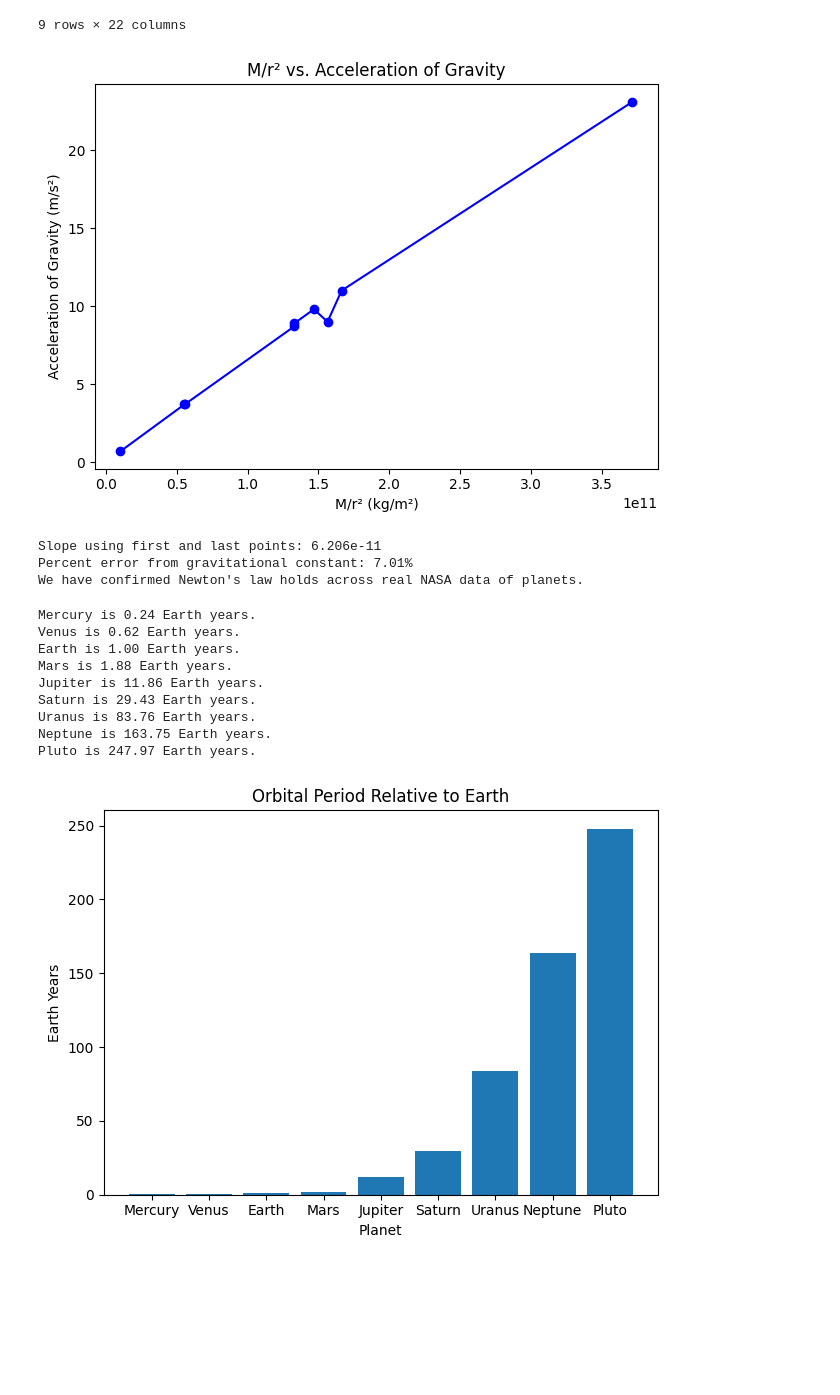
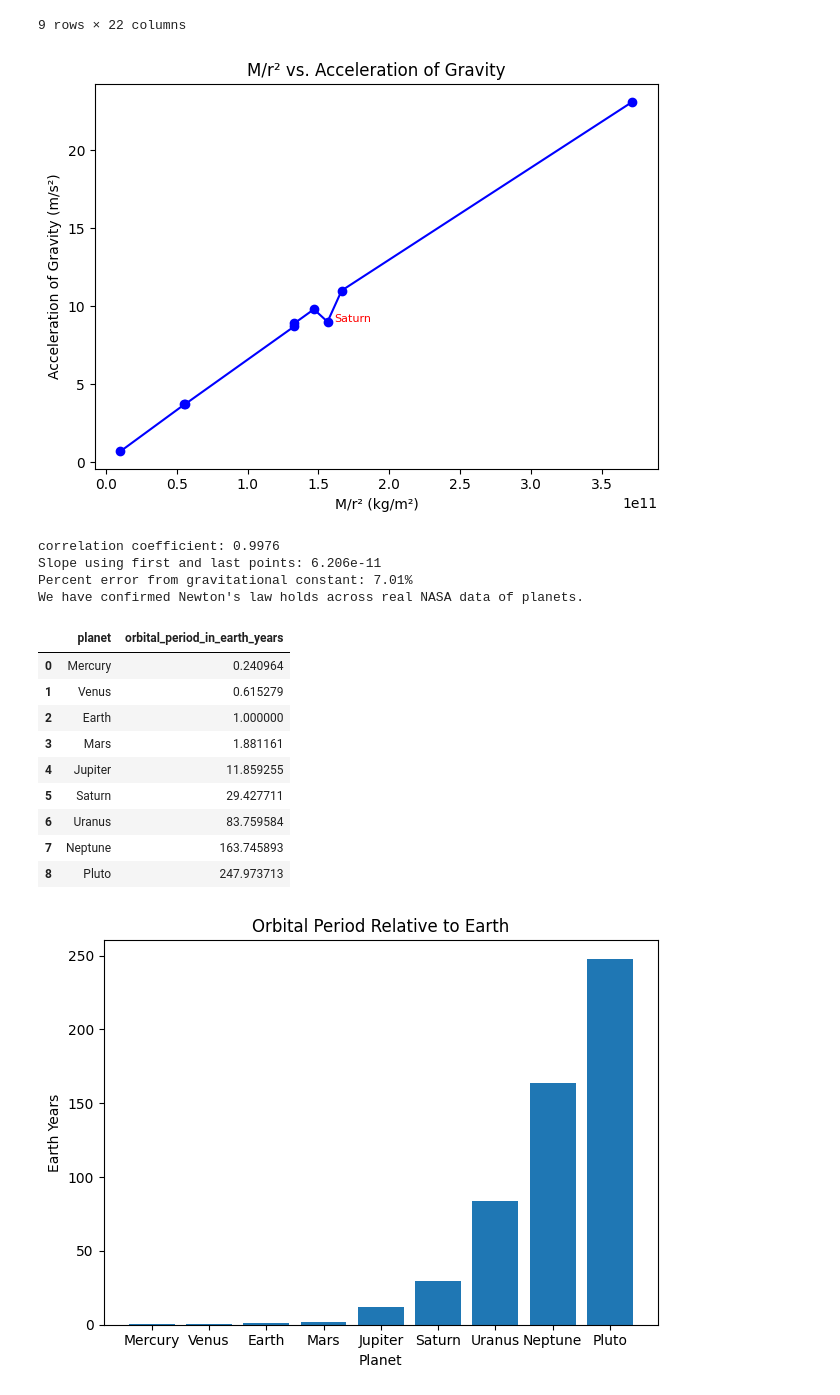
Before and after one commit to koisoysauce/space-projects, a Jupyter notebook: 01-planet-analysis/notebook.ipynb, the cells around one changed output. Cells and saved outputs as stored; diff of their text form; code cells hidden in the pictures; blank space fills up the shorter version.

Commit message:
Add correlation coefficients and slopes to show significance of graphs

```diff
--- a/01-planet-analysis/notebook.ipynb
+++ b/01-planet-analysis/notebook.ipynb
@@ -157,20 +157,32 @@ df3.head(9)
 # %%
 # Make a graph of (M/r^2) vs. gravity
 x_var = np.array(df3['M/r^2'])
 y_var = np.array(df3['gravity'])
 plt.plot(x_var, y_var, 'bo-')
 plt.title("M/r² vs. Acceleration of Gravity")
 plt.xlabel("M/r² (kg/m²)")
 plt.ylabel("Acceleration of Gravity (m/s²)")
 plt.tight_layout()
+
+for _, row in df3.iterrows():
+    if row['planet'] == 'Saturn':
+        plt.annotate(row['planet'],
+                     xy=(row['M/r^2'], row['gravity']),
+                     textcoords="offset points",
+                     xytext=(5, 0),
+                     fontsize=8,
+                     color='red')
+
 plt.show()
 # Slope should be G (6.674e-11)
 G = (23.1-0.7) / (3.71348193e+11-1.03971942e+10)
+print(f'correlation coefficient: {df3['M/r^2'].corr(df3['gravity']):.4f}')
 print(f'Slope using first and last points: {G:.3e}') # 6.206e-11
 print(f'Percent error from gravitational constant: {abs((G - 6.674e-11) / 6.674e-11 * 100):.2f}%') # 7.01%
 print("We have confirmed Newton's law holds across real NASA data of planets.")
 # %% [output]
-[figure, old version]
+[figure, new version]
+correlation coefficient: 0.9976
 Slope using first and last points: 6.206e-11
 Percent error from gravitational constant: 7.01%
 We have confirmed Newton's law holds across real NASA data of planets.
@@ -178,18 +190,18 @@ We have confirmed Newton's law holds across real NASA data of planets.
 # 4. How long is a year on each planet relative to Earth?
 df4 = df.copy()
 df4['orbital_period_in_earth_years'] = df4['orbital_period'] / 365.2
-for i in range(9):
-    print(f'{df4['planet'].iloc[i]} is {df4['orbital_period_in_earth_years'].iloc[i]:.2f} Earth years.')
+df4[['planet', 'orbital_period_in_earth_years']]
 # %% [output]
-Mercury is 0.24 Earth years.
-Venus is 0.62 Earth years.
-Earth is 1.00 Earth years.
-Mars is 1.88 Earth years.
-Jupiter is 11.86 Earth years.
-Saturn is 29.43 Earth years.
-Uranus is 83.76 Earth years.
-Neptune is 163.75 Earth years.
-Pluto is 247.97 Earth years.
+|  | planet | orbital_period_in_earth_years |
+| 0 | Mercury | 0.240964 |
+| 1 | Venus | 0.615279 |
+| 2 | Earth | 1.000000 |
+| 3 | Mars | 1.881161 |
+| 4 | Jupiter | 11.859255 |
+| 5 | Saturn | 29.427711 |
+| 6 | Uranus | 83.759584 |
+| 7 | Neptune | 163.745893 |
+| 8 | Pluto | 247.973713 |
 # %%
 # Make a bar chart of each planet's orbital period in earth years
 plt.bar(df4['planet'], df4['orbital_period_in_earth_years'])
```
Also changed, not shown: parts of 5 cells of this notebook.
